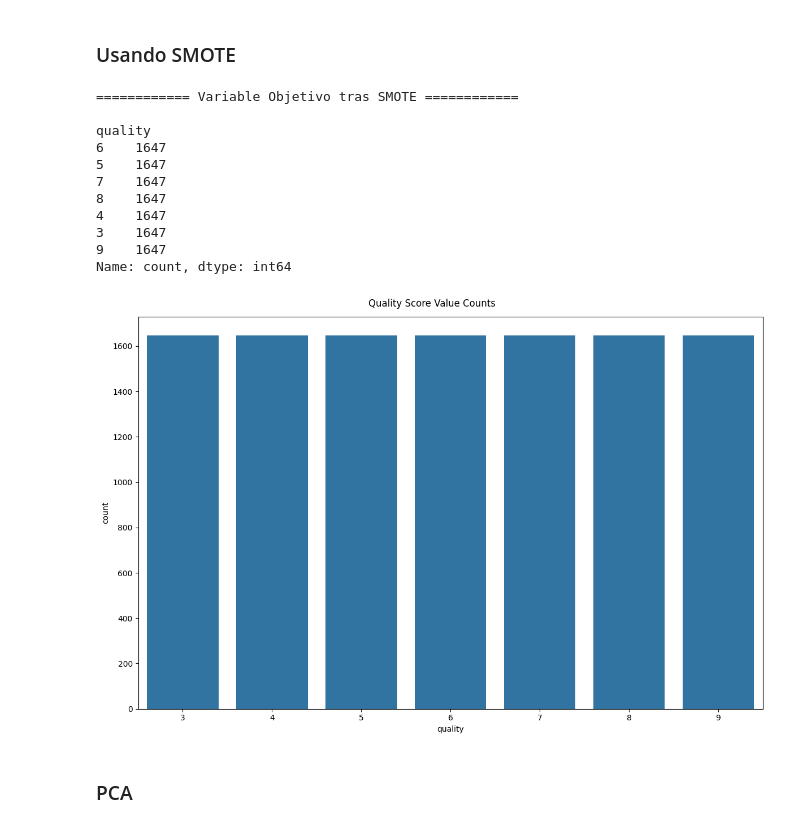
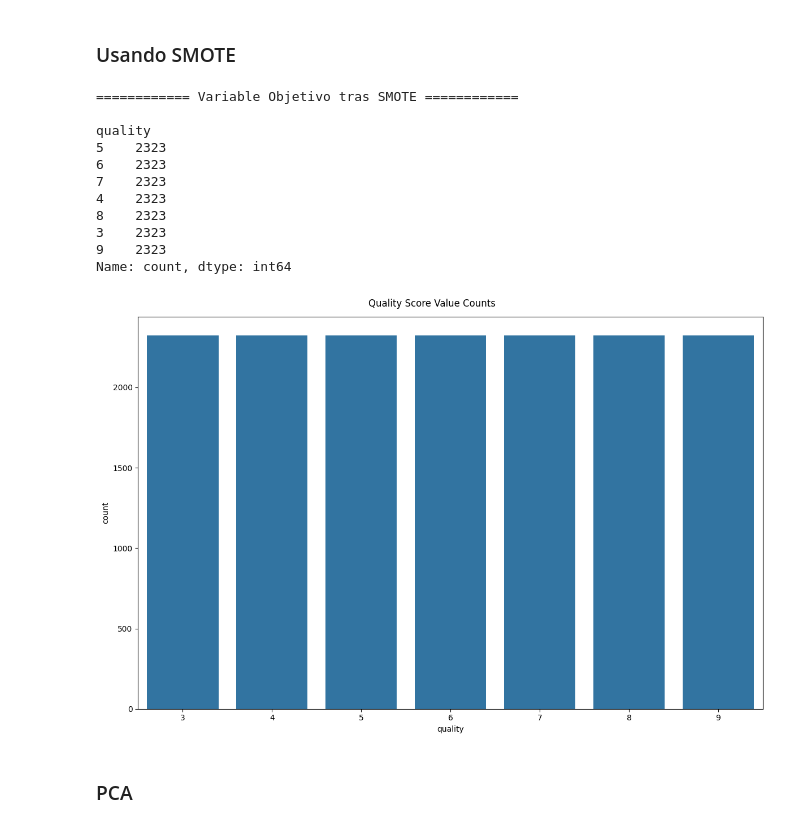
Before and after one commit to Andres-jp/wine_analyis, a Jupyter notebook: wine_data_analysis.ipynb, the cells around one changed output. Drawn from its saved outputs; the diff is of its cells as text; code cells hidden in the pictures.

```diff
--- a/wine_data_analysis.ipynb
+++ b/wine_data_analysis.ipynb
@@ -104,20 +97,11 @@ Como se observa en el histograma de las clases objetivo estan severamente desbal
 # %% [markdown]
 ### Reducción de Dimensionalidad usando PCA
 # %%
-np.random.seed(42)
-#Crear lo sets de train y test
-X_train, X_test, y_train, y_test = train_test_split(wine_df[['fixed_acidity', 'volatile_acidity', 'citric_acid', 'residual_sugar', 'chlorides', 'free_sulfur_dioxide', 'total_sulfur_dioxide', 'density', 'pH', 'sulphates', 'alcohol']], wine_df['quality'], test_size=0.3, random_state=42)#Proporción 70/30 para train y test
-print("\n\n============ Train and Test Set Shapes ============\n")
-print(f"Train set shape: {X_train.shape}, {y_train.shape}")
-print(f"Test set shape: {X_test.shape}, {y_test.shape}")
-
-wine_df_train = pd.concat([X_train, y_train], axis=1)
-
 #Normalización de variables numéricas
-cont_features = wine_df_train[['fixed_acidity', 'volatile_acidity', 'citric_acid', 'residual_sugar', 'chlorides', 'free_sulfur_dioxide', 'total_sulfur_dioxide', 'density', 'pH', 'sulphates', 'alcohol']] #Excluimos la variable objetivo 'quality' y la columna 'Id'
-classes = wine_df_train['quality']
-n = cont_features.shape
-print(n[1])
+cont_features = wine_df[['fixed_acidity', 'volatile_acidity', 'citric_acid', 'residual_sugar', 'chlorides', 'free_sulfur_dioxide', 'total_sulfur_dioxide', 'density', 'pH', 'sulphates', 'alcohol']] #Excluimos la variable objetivo 'quality' y la columna 'Id'
+classes = wine_df['quality']
+n_features = cont_features.shape[1]
+print(n_features)
 
 features_scaled = StandardScaler().fit_transform(cont_features) # normalizing the features# checking the shape of the scaled features and original dataset
 
@@ -139,5 +123,5 @@ wine_df_pca = pd.DataFrame(features_pca[:,0:n_components],columns=[f'PC{j+1}' fo
 
 print("\n\n============ PCA Transformed Dataset Head ============\n")
 print('Dimensionalidad datos en espacio PCA reducido = {}'.format(wine_df_pca.shape))
-print(wine_df_pca.head()) # checking the first 5 rows of the new PCA dataset
+print(wine_df_pca.head())
 # %% [output]
@@ -214,47 +273,47 @@ Accuracy Naive Bayes: 0.4718045112781955
 # %% [markdown]
 ### Usando SMOTE
 # %%
-x_dataset = X_train
-y_dataset = y_train
+x_dataset = wine_df.drop(columns=['quality'])
+y_dataset = wine_df['quality']
 
-scaler = StandardScaler()
-names = ['fixed_acidity', 'volatile_acidity', 'citric_acid', 'residual_sugar', 'chlorides', 'free_sulfur_dioxide', 'total_sulfur_dioxide', 'density', 'pH', 'sulphates', 'alcohol']
-scaled_features = scaler.fit_transform(x_dataset[names])
+scaler_smote = StandardScaler()
+feature_names = cont_features.columns.tolist() # reutilizamos las columnas ya definidas
+scaled_features_smote = scaler_smote.fit_transform(x_dataset[feature_names])
 
 from imblearn.over_sampling import SMOTE
 
-oversample = SMOTE(k_neighbors=2)
+oversample = SMOTE(k_neighbors=4)
 
-final_features, final_labels =  oversample.fit_resample(scaled_features, y_dataset)
+final_features, final_labels = oversample.fit_resample(scaled_features_smote, y_dataset)
 
 
-final_features_df = pd.DataFrame(final_features, columns=names)
+final_features_df = pd.DataFrame(final_features, columns=feature_names)
 final_labels_df = pd.DataFrame(final_labels, columns=['quality'])
 wine_SMOTE_df = pd.concat([final_features_df, final_labels_df], axis=1)
 
 
 #varibale objetivo
 print("\n\n============ Variable Objetivo tras SMOTE ============\n")
 print(wine_SMOTE_df.quality.value_counts()) # checking distribution
 #Graficamos distribución variable objetivo 'quality'
 plt.figure(figsize = (12,8))
 sns.countplot(x = wine_SMOTE_df['quality'].astype(object))
 plt.suptitle('Quality Score Value Counts')
 plt.tight_layout()
 plt.show()
 # %% [output]
 ============ Variable Objetivo tras SMOTE ============
 
 quality
-6    1647
-5    1647
-7    1647
-8    1647
-4    1647
-3    1647
-9    1647
+5    2323
+6    2323
+7    2323
+4    2323
+8    2323
+3    2323
+9    2323
 Name: count, dtype: int64
-[figure, old version]
+[figure, new version]
 # %% [markdown]
 ### PCA
 # %%
```
Also changed, not shown: parts of 12 cells of this notebook, 2 other files.
